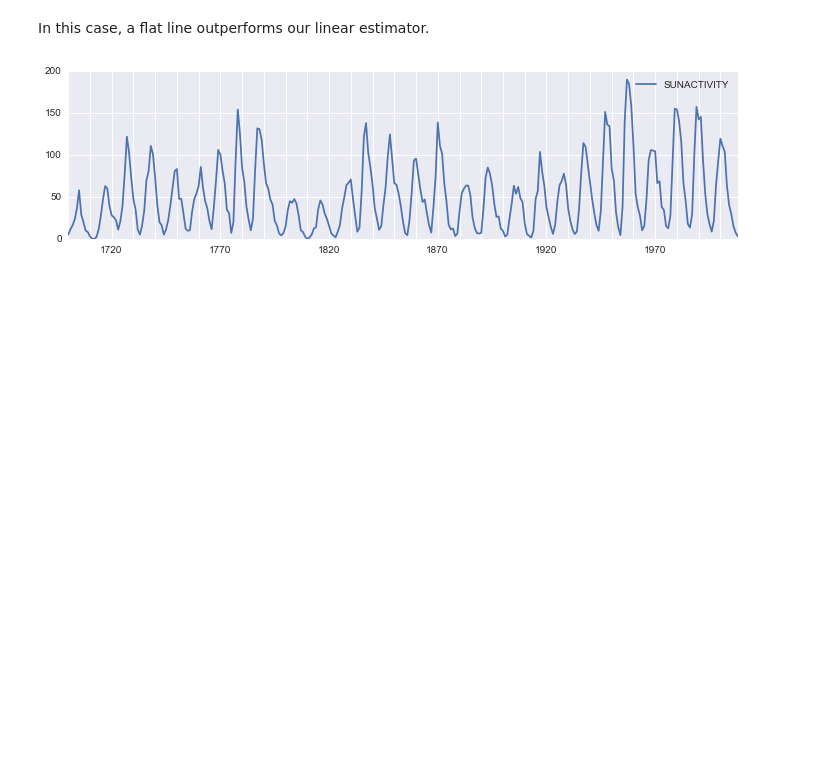
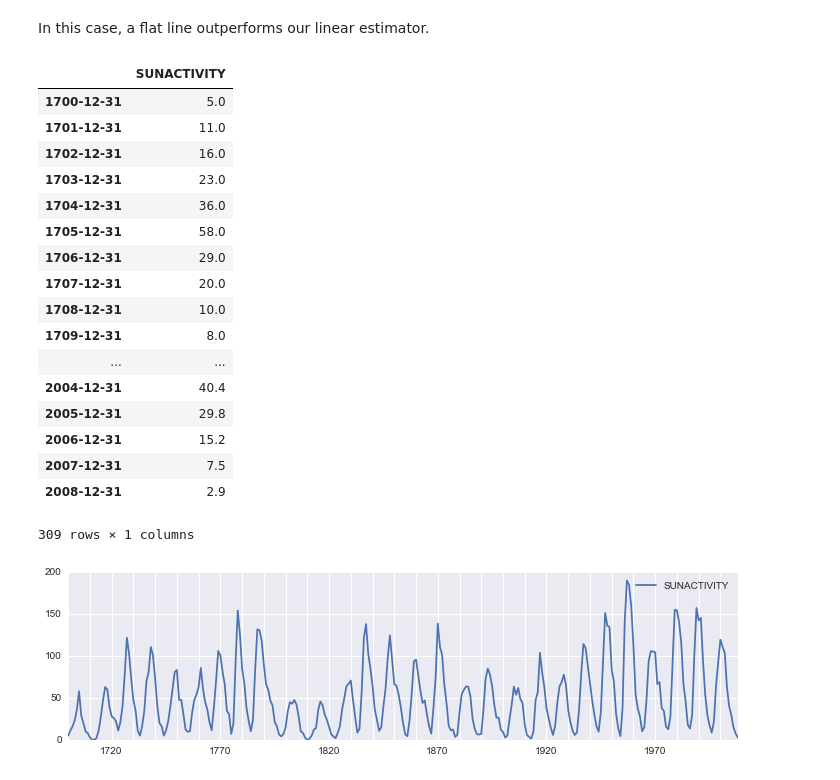
Before and after one commit to datadave/GADS9-NYC-Spring2014-Lectures, a Jupyter notebook: lessons/lesson19_TSA/Introduction_To_Time_Series_Using_Python.ipynb, the cells around one changed output. Cells and saved outputs as stored; diff of their text form; code cells hidden in the pictures; blank space fills up the shorter version.

```diff
--- a/lessons/lesson19_TSA/Introduction_To_Time_Series_Using_Python.ipynb
+++ b/lessons/lesson19_TSA/Introduction_To_Time_Series_Using_Python.ipynb
@@ -410,6 +428,27 @@ In this case, a flat line outperforms our linear estimator.
 # %%
 dta.index = pd.Index(sm.tsa.datetools.dates_from_range('1700', '2008'))
 del dta["YEAR"]
+# %%
+dta
+# %% [output]
+|  | SUNACTIVITY |
+| 1700-12-31 | 5.0 |
+| 1701-12-31 | 11.0 |
+| 1702-12-31 | 16.0 |
+| 1703-12-31 | 23.0 |
+| 1704-12-31 | 36.0 |
+| 1705-12-31 | 58.0 |
+| 1706-12-31 | 29.0 |
+| 1707-12-31 | 20.0 |
+| 1708-12-31 | 10.0 |
+| 1709-12-31 | 8.0 |
+| ... | ... |
+| 2004-12-31 | 40.4 |
+| 2005-12-31 | 29.8 |
+| 2006-12-31 | 15.2 |
+| 2007-12-31 | 7.5 |
+| 2008-12-31 | 2.9 |
+309 rows × 1 columns
 # %%
 dta.plot(figsize=(12,3));
 # %% [output]
```
Also changed, not shown: parts of 14 cells of this notebook, 1 other file.
